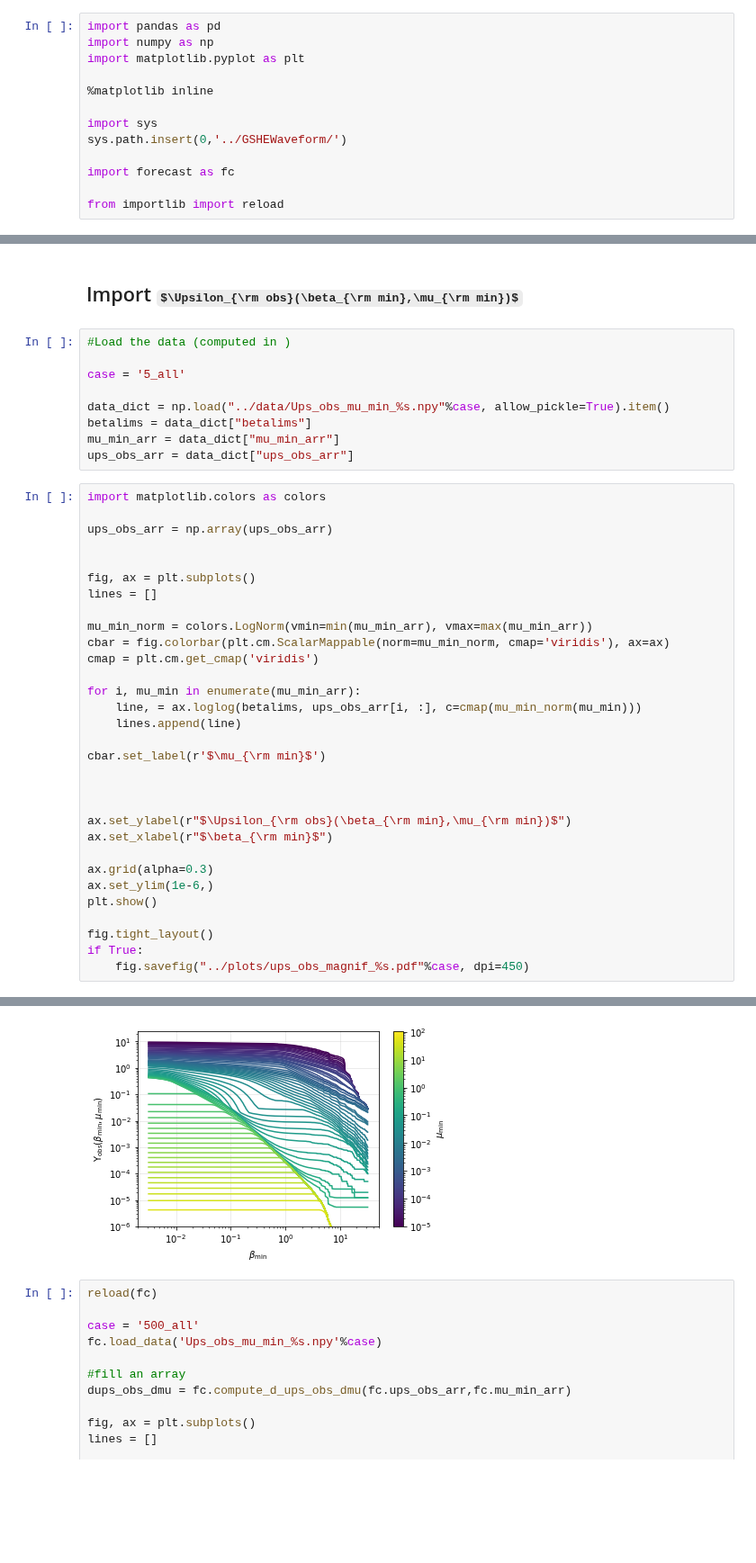
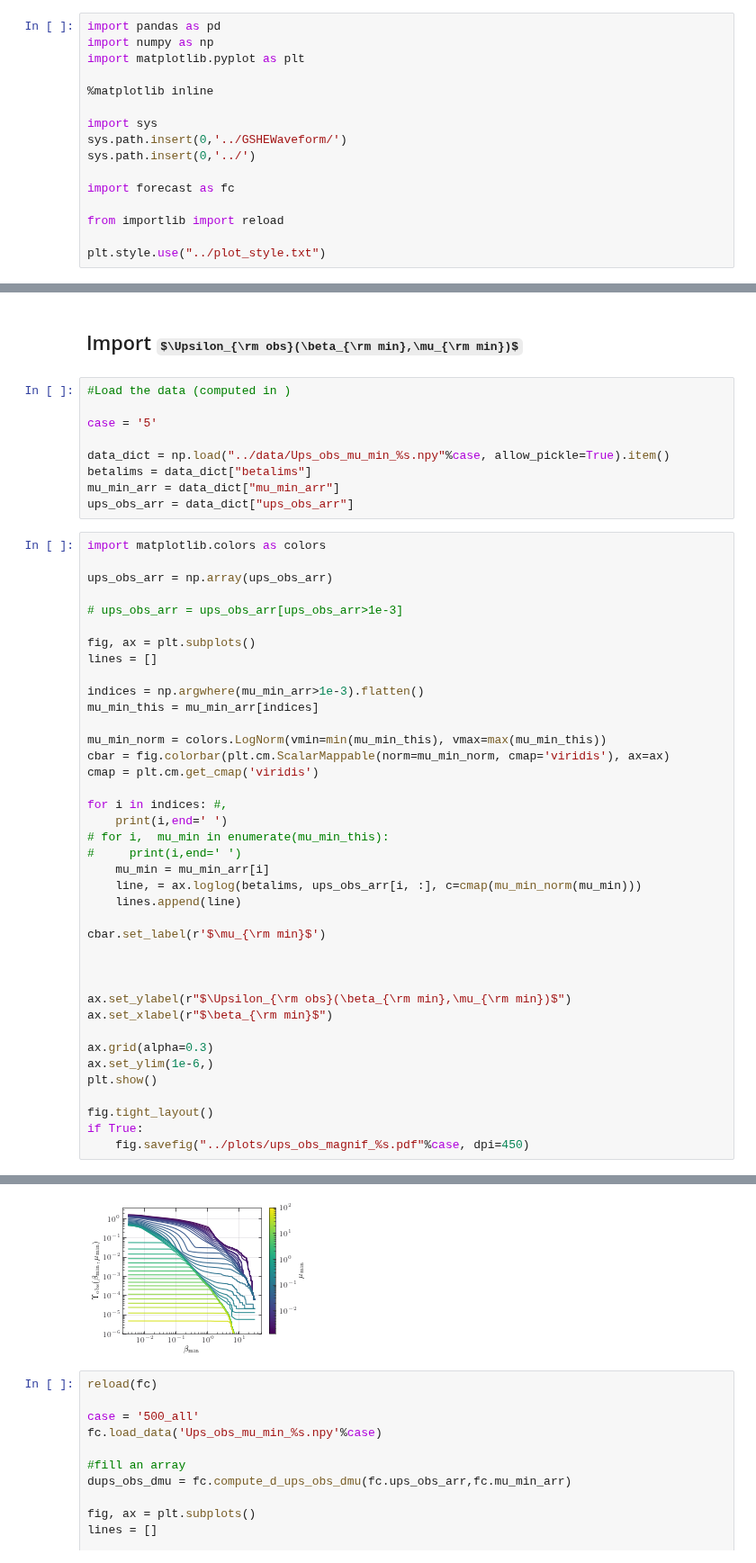
Before and after one commit to Richard-Sti/GSHE_public, a Jupyter notebook: scripts/prospective_constraints.ipynb, the cells around one changed output, grey strips where cells are left out. Shown at 90% size. Saved outputs shown, nothing was run; the diff lists cells and outputs as text; some formulas as TeX source; blank space fills up the shorter version.

```diff
--- a/scripts/prospective_constraints.ipynb
+++ b/scripts/prospective_constraints.ipynb
@@ -7,10 +7,13 @@ import matplotlib.pyplot as plt
 
 import sys
 sys.path.insert(0,'../GSHEWaveform/')
+sys.path.insert(0,'../')
 
 import forecast as fc
 
 from importlib import reload
+
+plt.style.use("../plot_style.txt")
 # %%
 def latex_exp(x, exp_min = (0,0),ndec=2):
     if x == 0:
@@ -75,7 +78,7 @@ np.median(dat), np.mean(dat)
 # %%
 #Load the data (computed in )
 
-case = '5_all'
+case = '5'
 
 data_dict = np.load("../data/Ups_obs_mu_min_%s.npy"%case, allow_pickle=True).item()
 betalims = data_dict["betalims"]
@@ -86,15 +89,23 @@ import matplotlib.colors as colors
 
 ups_obs_arr = np.array(ups_obs_arr)
 
+# ups_obs_arr = ups_obs_arr[ups_obs_arr>1e-3]
 
 fig, ax = plt.subplots()
 lines = []
 
-mu_min_norm = colors.LogNorm(vmin=min(mu_min_arr), vmax=max(mu_min_arr))
+indices = np.argwhere(mu_min_arr>1e-3).flatten()
+mu_min_this = mu_min_arr[indices]
+
+mu_min_norm = colors.LogNorm(vmin=min(mu_min_this), vmax=max(mu_min_this))
 cbar = fig.colorbar(plt.cm.ScalarMappable(norm=mu_min_norm, cmap='viridis'), ax=ax)
 cmap = plt.cm.get_cmap('viridis')
 
-for i, mu_min in enumerate(mu_min_arr):
+for i in indices: #,
+    print(i,end=' ')
+# for i,  mu_min in enumerate(mu_min_this):
+#     print(i,end=' ')
+    mu_min = mu_min_arr[i]
     line, = ax.loglog(betalims, ups_obs_arr[i, :], c=cmap(mu_min_norm(mu_min)))
     lines.append(line)
 
@@ -116,4 +128,4 @@ if True:
-[figure, old version]
+[figure, new version]
 # %%
 reload(fc)
 
```
Also changed, not shown: parts of 18 cells of this notebook, 2 other files.
